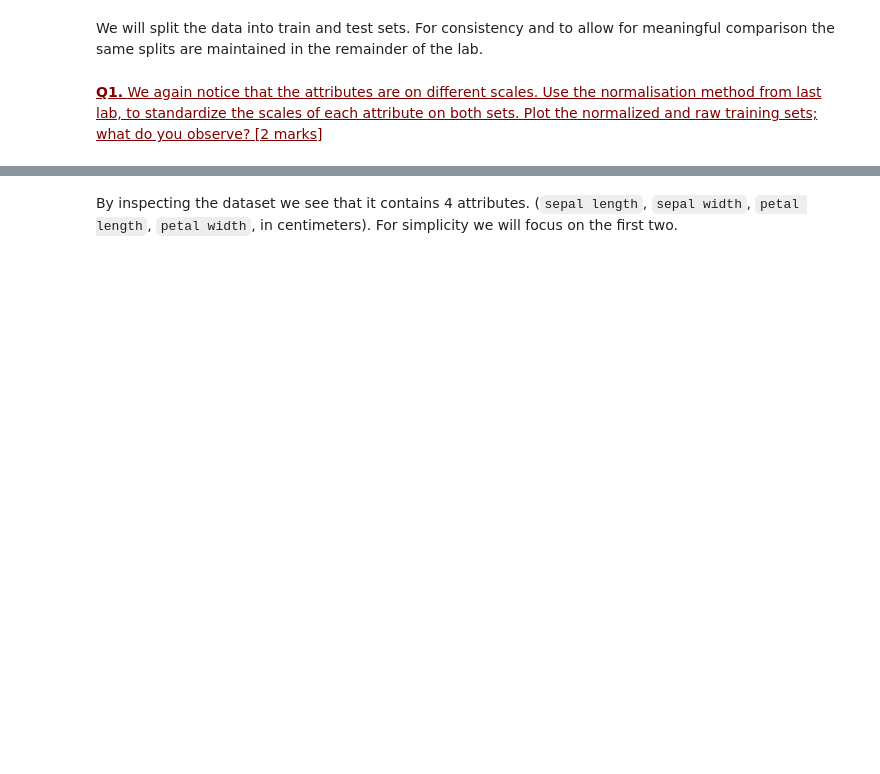
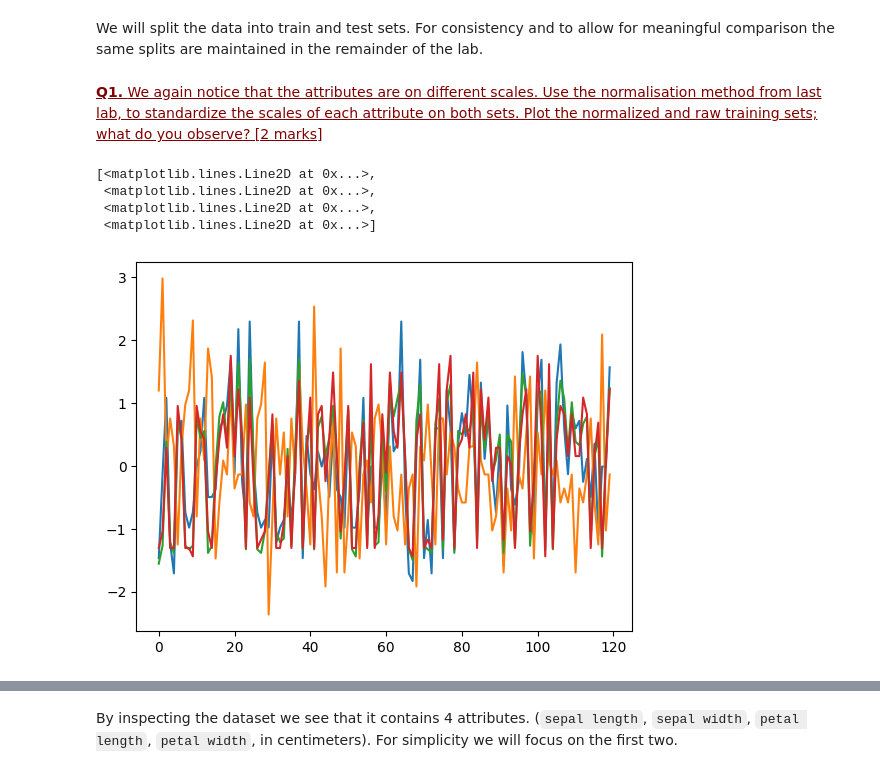
Before and after one commit to kianahs/Machine-Learning, a Jupyter notebook: wk4_Classification_I.ipynb, the cells around one changed output, grey strips where cells are left out. Drawn from its saved outputs; the diff is of its cells as text; code cells hidden in the pictures; blank space fills up the shorter version.

```diff
--- a/wk4_Classification_I.ipynb
+++ b/wk4_Classification_I.ipynb
@@ -58,0 +72,23 @@ y_test = y_test.reshape(-1, 1)
+# %%
+### your code here
+def norm_set(x: torch.Tensor, mu: torch.Tensor, sigma: torch.Tensor) -> torch.tensor:
+  ### your code here
+  z = (x - mu) / sigma
+  return z
+
+###your code here
+x_train_original = x_train
+x_test_original = x_test
+x_train_mean = x_train.mean(dim=0)
+x_train_std =  x_train.std(dim=0)
+x_train = norm_set(x_train, x_train_mean , x_train_std)
+x_test = norm_set(x_test, x_train_mean, x_train_std)
+# %%
+# print(x_train.shape, y_train.shape)
+plt.plot(x_train)
+# %% [output]
+[<matplotlib.lines.Line2D at 0x...>,
+ <matplotlib.lines.Line2D at 0x...>,
+ <matplotlib.lines.Line2D at 0x...>,
+ <matplotlib.lines.Line2D at 0x...>]
+[figure, added]
```
Also changed, not shown: parts of 7 cells of this notebook.
